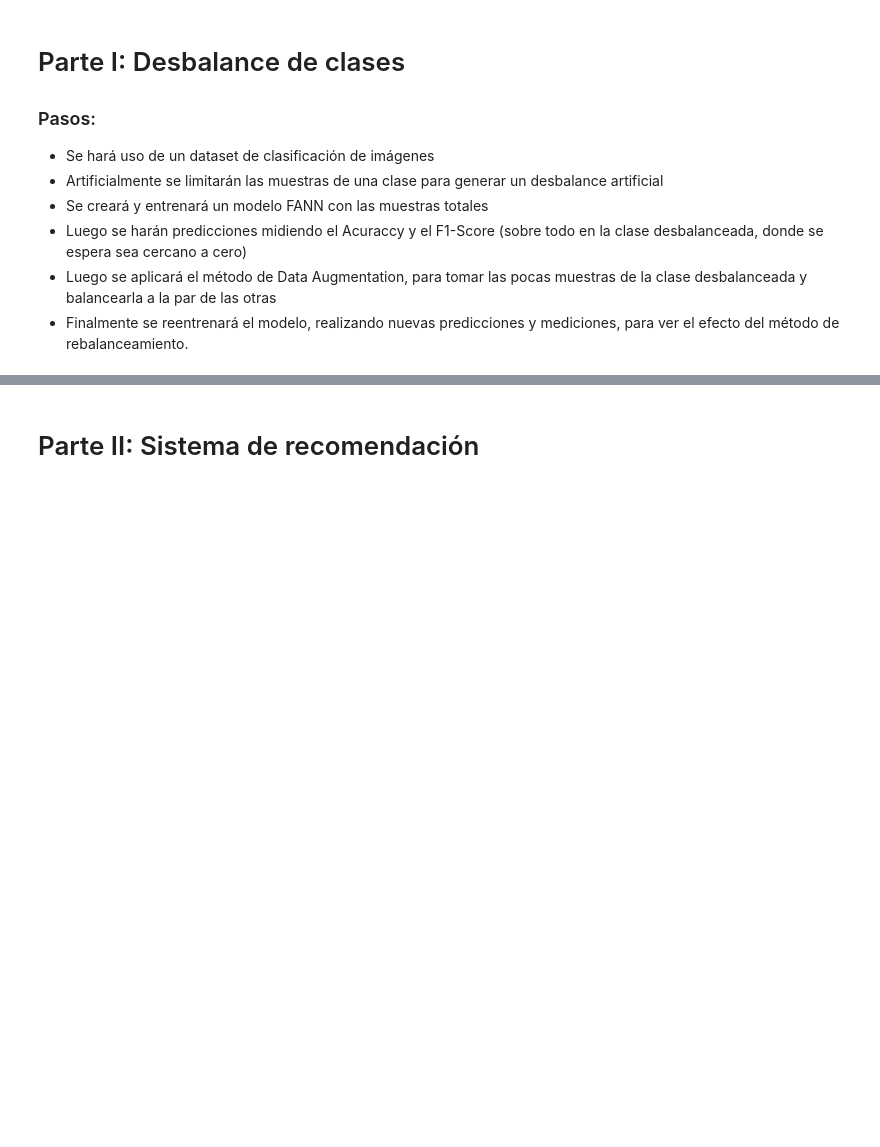
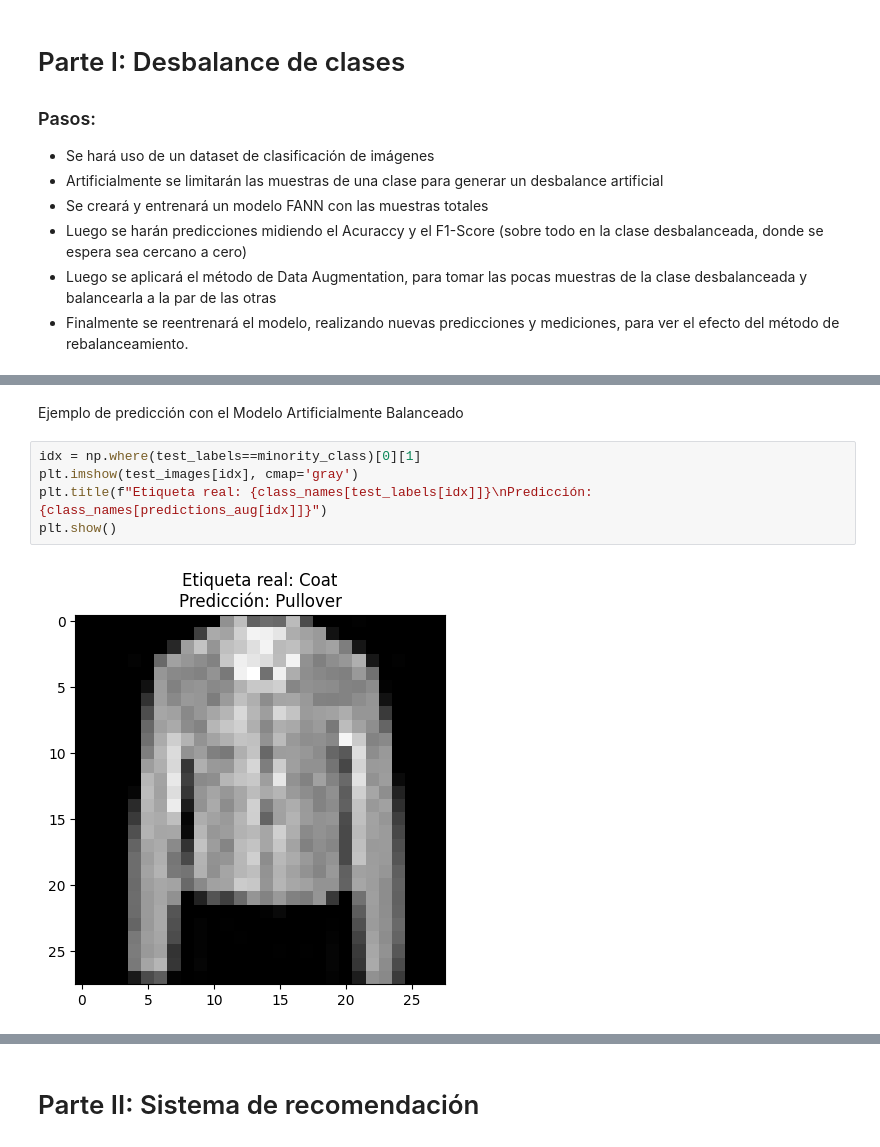
Before and after one commit to moriciii3/tareas_ML_DL_NN, a Jupyter notebook: tarea_2/morici_bruno_tarea2.ipynb, the cells around one changed output, grey strips where cells are left out. Cells and saved outputs as stored; diff of their text form; blank space fills up the shorter version.

```diff
--- a/tarea_2/morici_bruno_tarea2.ipynb
+++ b/tarea_2/morici_bruno_tarea2.ipynb
@@ -22,0 +218,9 @@
+# %% [markdown]
+Ejemplo de predicción con el Modelo Artificialmente Balanceado
+# %%
+idx = np.where(test_labels==minority_class)[0][1]
+plt.imshow(test_images[idx], cmap='gray')
+plt.title(f"Etiqueta real: {class_names[test_labels[idx]]}\nPredicción: {class_names[predictions_aug[idx]]}")
+plt.show()
+# %% [output]
+[figure, added]
```
Also changed, not shown: parts of 24 cells of this notebook.
